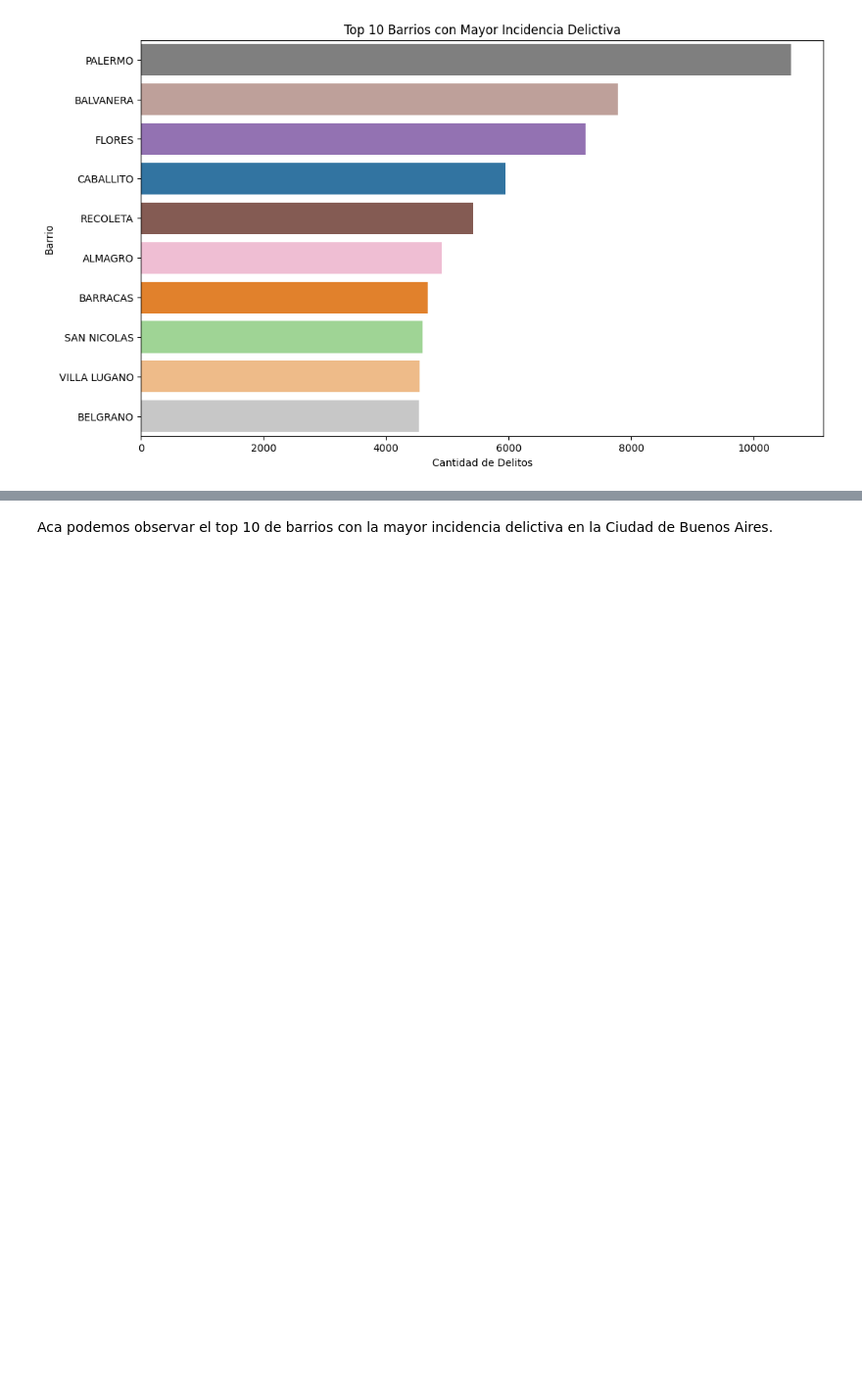
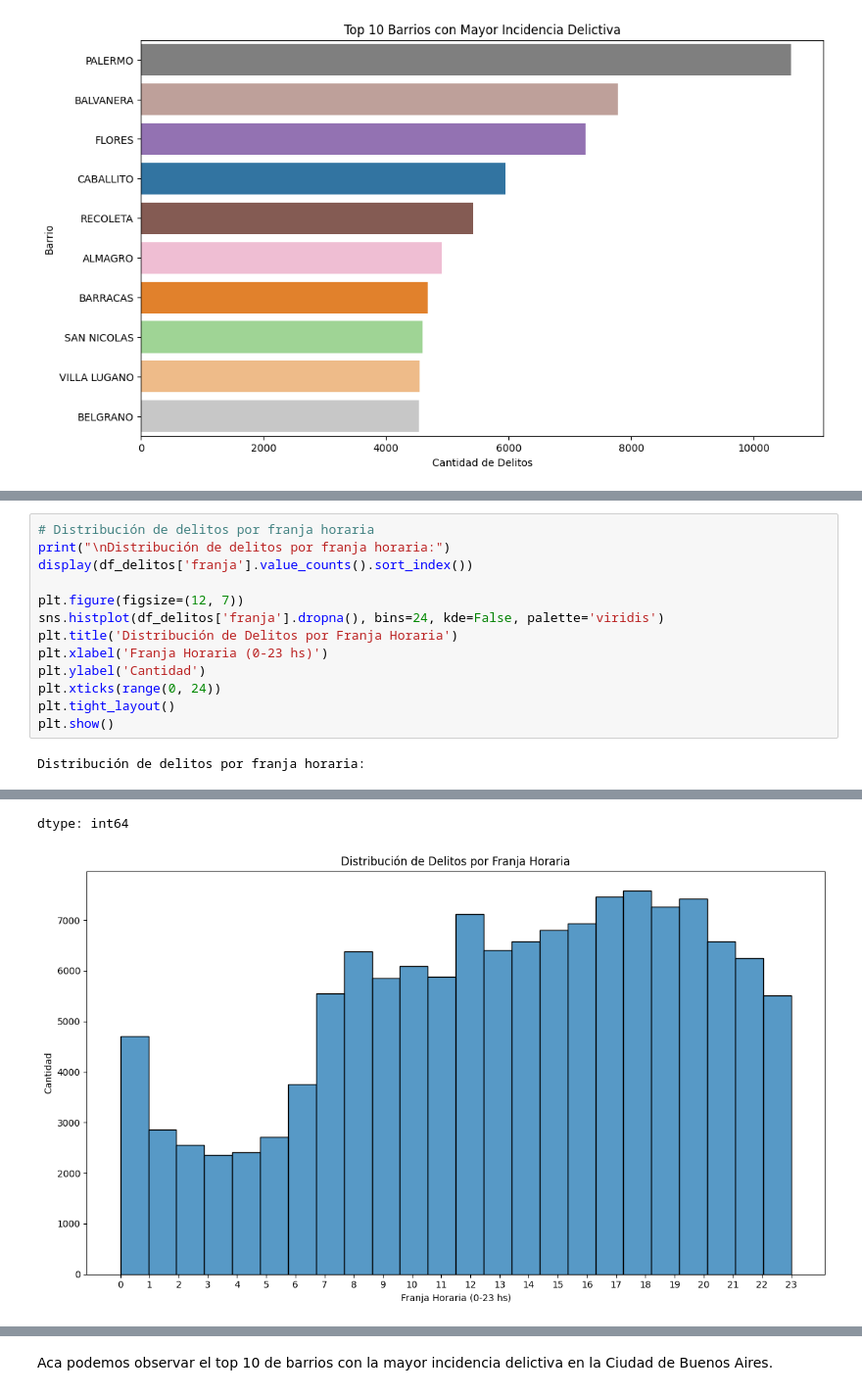
Before and after one commit to ChronosXV/Ingenieria_Software, a Jupyter notebook: Proyecto/UGR_Ing_de_Software_Grupo_2_TP.ipynb, the cells around one changed output, grey strips where cells are left out. Shown: that part at 98% size. Drawn from its saved outputs; the diff is of its cells as text; blank space fills up the shorter version.

```diff
--- a/Proyecto/UGR_Ing_de_Software_Grupo_2_TP.ipynb
+++ b/Proyecto/UGR_Ing_de_Software_Grupo_2_TP.ipynb
@@ -371,0 +434,15 @@ dtype: int64
+# %%
+# Distribución de delitos por franja horaria
+print("\nDistribución de delitos por franja horaria:")
+display(df_delitos['franja'].value_counts().sort_index())
+
+plt.figure(figsize=(12, 7))
+sns.histplot(df_delitos['franja'].dropna(), bins=24, kde=False, palette='viridis')
+plt.title('Distribución de Delitos por Franja Horaria')
+plt.xlabel('Franja Horaria (0-23 hs)')
+plt.ylabel('Cantidad')
+plt.xticks(range(0, 24))
+plt.tight_layout()
+plt.show()
+# %% [output]
+Distribución de delitos por franja horaria:
@@ -371,0 +467,2 @@ dtype: int64
+dtype: int64
+[figure, added]
```
Also changed, not shown: parts of 69 cells of this notebook.
